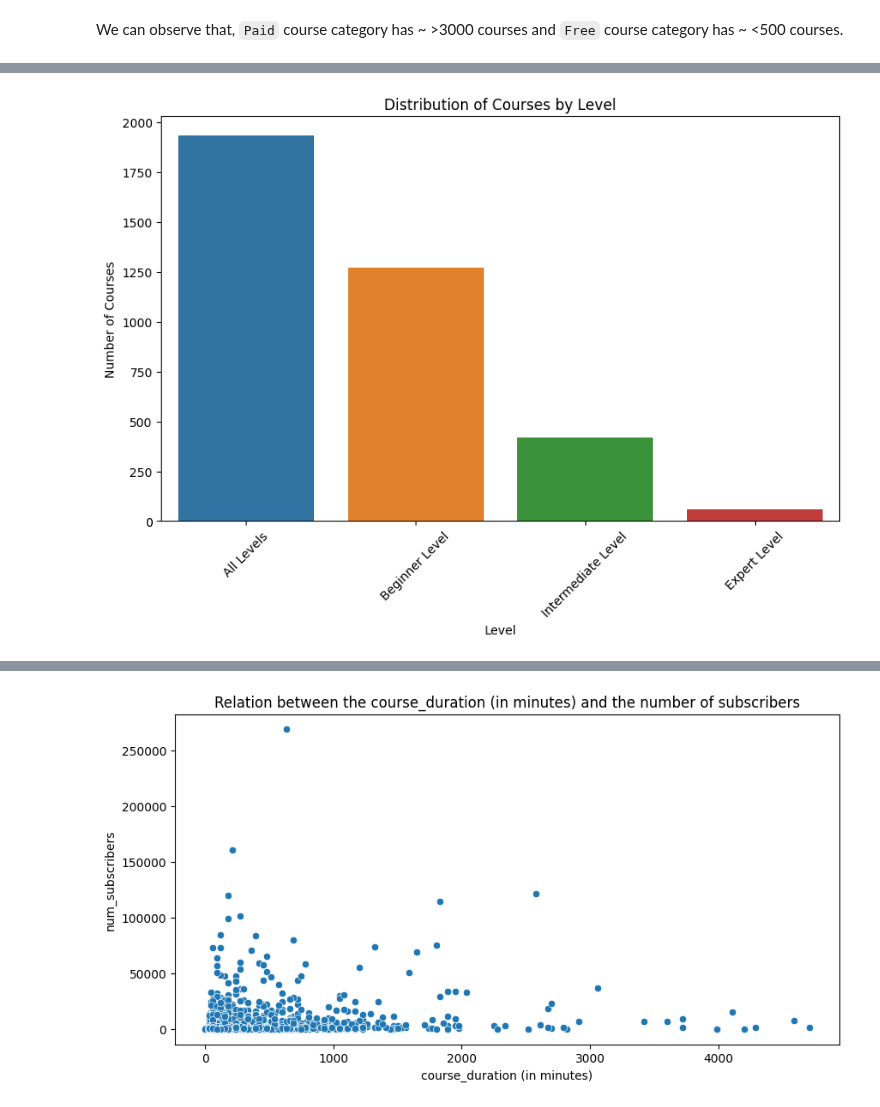
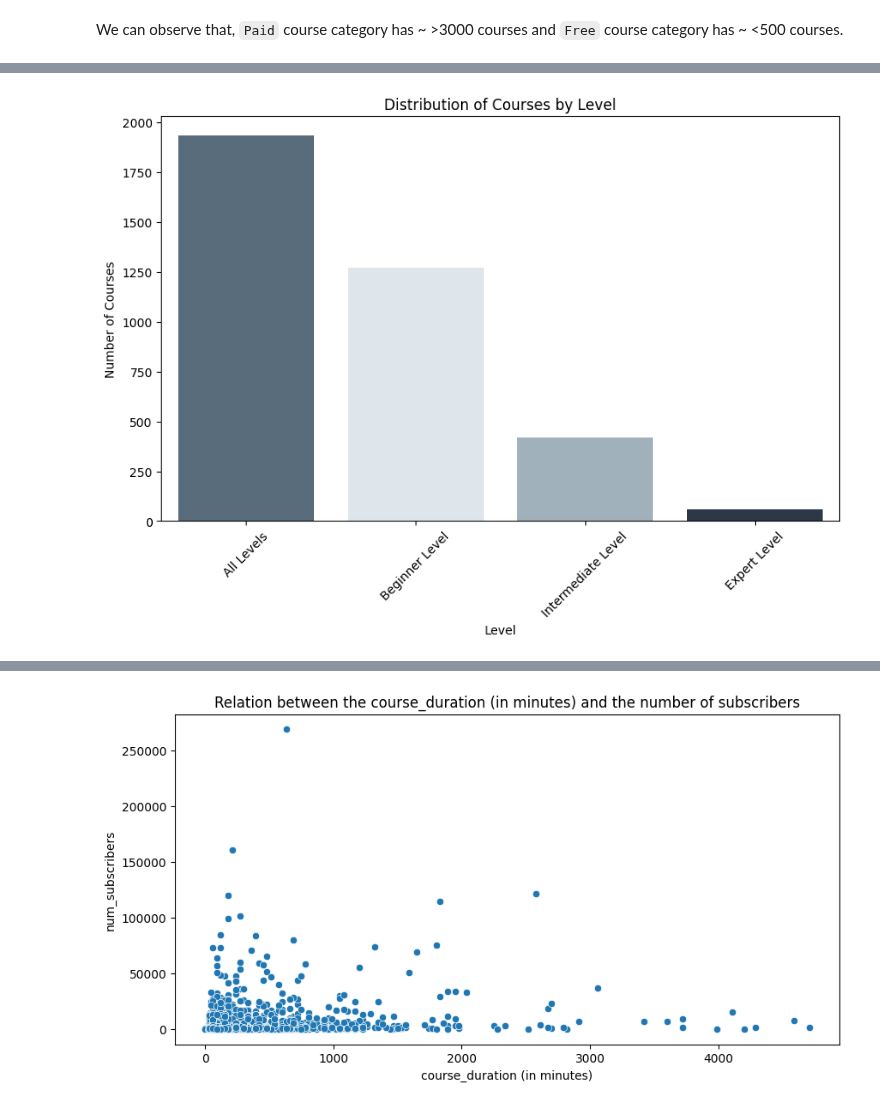
Before and after one commit to Chirag529/Udemy_Courses_Analysis, a Jupyter notebook: main.ipynb, the cells around one changed output, grey strips where cells are left out. Saved outputs shown, nothing was run; the diff lists cells and outputs as text; code cells hidden in the pictures.

```diff
--- a/main.ipynb
+++ b/main.ipynb
@@ -605,13 +626,16 @@ plt.show()
 # %%
-# Analysis 7: Course Level Distribution
+# Let's create a palette of colors
+custom_palette = ["#526D82", "#DDE6ED", "#9DB2BF", "#27374D"]
+
+# Course Level Distribution
 level_counts = df["level"].value_counts()
 plt.figure(figsize=(10, 6))
-sns.barplot(x=level_counts.index, y=level_counts.values)
+sns.barplot(x=level_counts.index, y=level_counts.values,
+            palette=custom_palette)
 plt.title("Distribution of Courses by Level")
 plt.xlabel("Level")
 plt.ylabel("Number of Courses")
 plt.xticks(rotation=45)
 plt.show()
-# Explanation: This analysis visualizes the distribution of courses by difficulty level.
 # %% [output]
-[figure, old version]
+[figure, new version]
```
Also changed, not shown: parts of 16 cells of this notebook.
